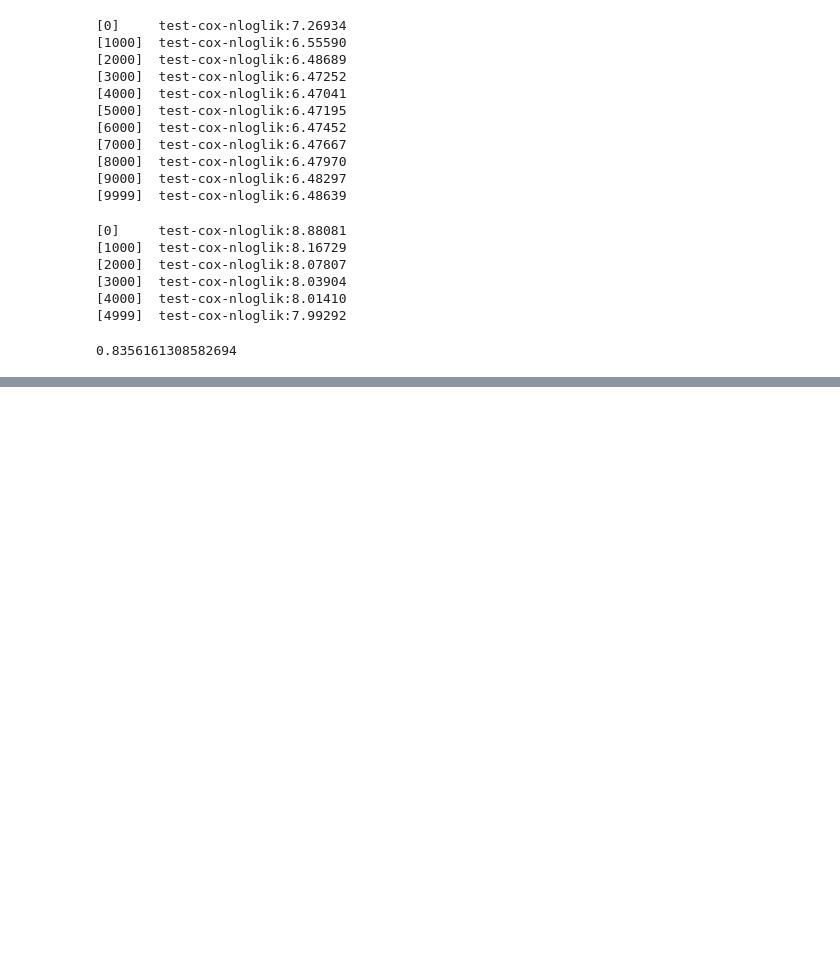
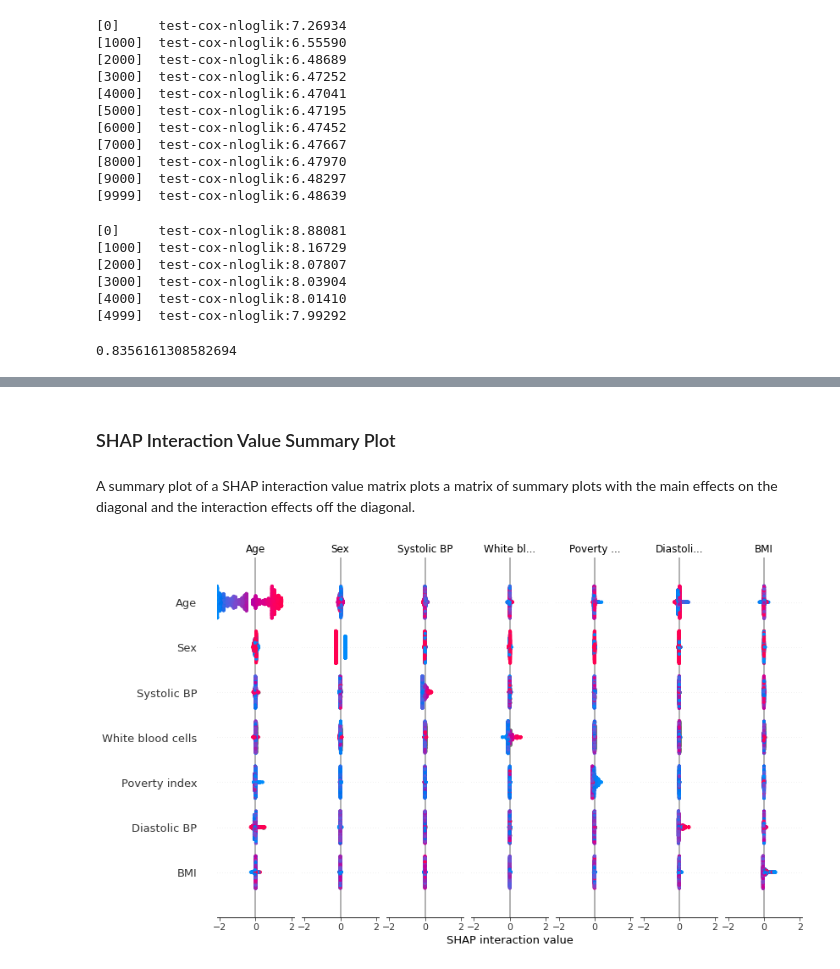
Before and after one commit to JaaLynch/nh-shap, a Jupyter notebook: nh-shap.ipynb, the cells around one changed output, grey strips where cells are left out. Drawn from its saved outputs; the diff is of its cells as text; code cells hidden in the pictures; blank space fills up the shorter version.

```diff
--- a/nh-shap.ipynb
+++ b/nh-shap.ipynb
@@ -93,0 +133,13 @@ shap.summary_plot(shap_values, X)
+# %%
+# takes a couple minutes since SHAP interaction values take a factor of 2 * # features
+# more time than SHAP values to compute, since this is just an example we only explain
+# the first 2,000 people in order to run quicker
+shap_interaction_values = shap.TreeExplainer(model).shap_interaction_values(X.iloc[:2000,:])
+# %% [markdown]
+### SHAP Interaction Value Summary Plot
+# %% [markdown]
+A summary plot of a SHAP interaction value matrix plots a matrix of summary plots with the main effects on the diagonal and the interaction effects off the diagonal.
+# %%
+shap.summary_plot(shap_interaction_values, X.iloc[:2000,:])
+# %% [output]
+[figure, added]
```
Also changed, not shown: parts of 19 cells of this notebook, 1 other file.
